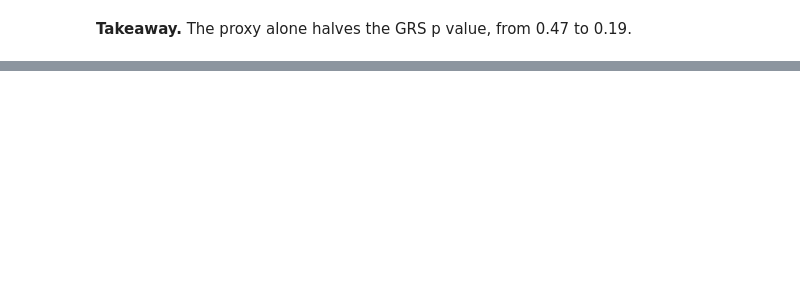
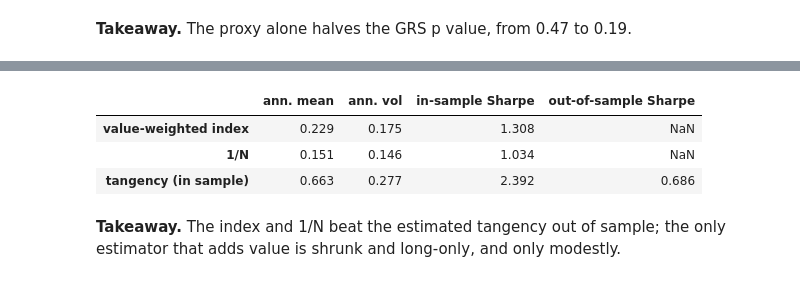
Before and after one commit to Prolead1/goldman, a Jupyter notebook: notebooks/report.ipynb, the cells around one changed output, grey strips where cells are left out. Cells and saved outputs as stored; diff of their text form; code cells hidden in the pictures; blank space fills up the shorter version.

Commit message:
Stage 4 memo, figure captions, data-craft details; expand executive summary

```diff
--- a/notebooks/report.ipynb
+++ b/notebooks/report.ipynb
@@ -591,0 +666,48 @@ display(Image(filename=viz.plot_proxy_comparison(PROXY, OUTPUT_DIR / "proxy_comp
+# %%
+# Memo evidence: the index versus the estimated tangency portfolio.
+from goldman.analysis.portfolio import equal_weights
+from goldman.data import market_excess_returns
+
+rf_primary = risk_free_series(PRIMARY, RETURNS[PRIMARY].index)
+index_excess = market_excess_returns(RETURNS[PRIMARY], universe=PRIMARY)
+tangency_excess = RETURNS[PRIMARY] @ PORTFOLIO[PRIMARY].weights["tangency"] - rf_primary
+equal_excess = RETURNS[PRIMARY] @ equal_weights(RETURNS[PRIMARY].columns) - rf_primary
+
+
+def _sharpe(excess):
+    return float(excess.mean() / excess.std() * np.sqrt(12))
+
+
+pd.DataFrame(
+    {
+        "ann. mean": [
+            index_excess.mean() * 12,
+            equal_excess.mean() * 12,
+            tangency_excess.mean() * 12,
+        ],
+        "ann. vol": [
+            index_excess.std() * np.sqrt(12),
+            equal_excess.std() * np.sqrt(12),
+            tangency_excess.std() * np.sqrt(12),
+        ],
+        "in-sample Sharpe": [
+            _sharpe(index_excess),
+            _sharpe(equal_excess),
+            _sharpe(tangency_excess),
+        ],
+        "out-of-sample Sharpe": [
+            np.nan,
+            np.nan,
+            float(FIXES.diagnostics.loc["unconstrained", "out of sample Sharpe"]),
+        ],
+    },
+    index=["value-weighted index", "1/N", "tangency (in sample)"],
+).round(3)
+# %% [output]
+|  | ann. mean | ann. vol | in-sample Sharpe | out-of-sample Sharpe |
+| value-weighted index | 0.229 | 0.175 | 1.308 | NaN |
+| 1/N | 0.151 | 0.146 | 1.034 | NaN |
+| tangency (in sample) | 0.663 | 0.277 | 2.392 | 0.686 |
+# %% [markdown]
+**Takeaway.** The index and 1/N beat the estimated tangency out of sample; the
+only estimator that adds value is shrunk and long-only, and only modestly.
```
Also changed, not shown: parts of 10 cells of this notebook, 1 other file.
